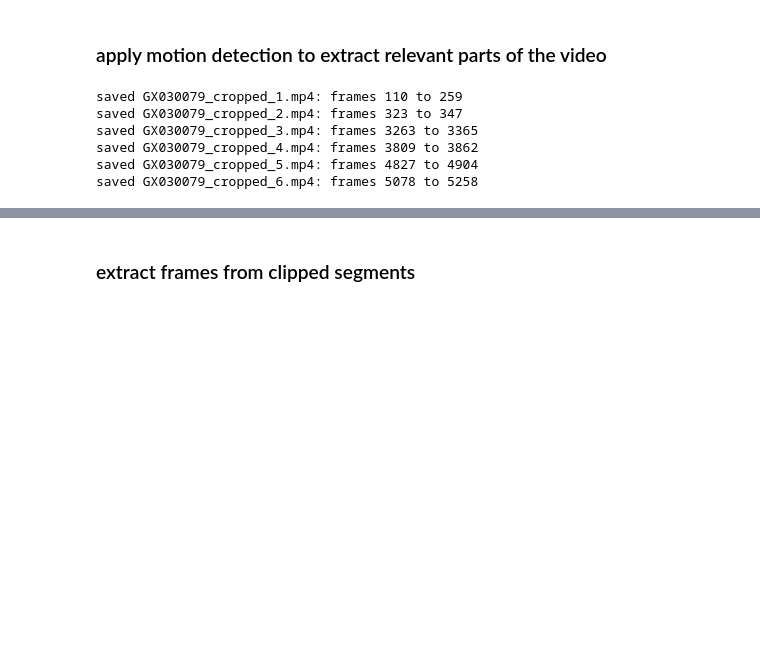
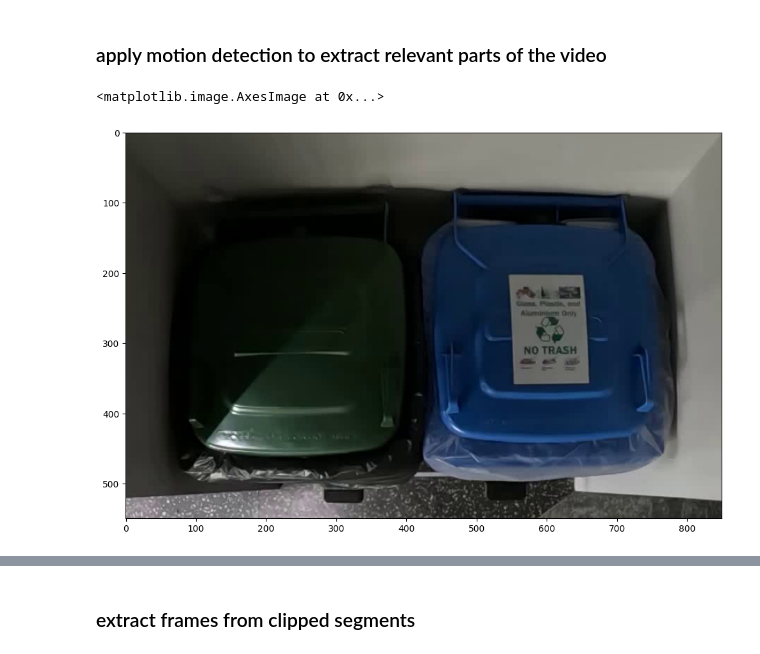
Before and after one commit to koshyan/waste-video-analytics, a Jupyter notebook: video_processing.ipynb, the cells around one changed output, grey strips where cells are left out. Saved outputs shown, nothing was run; the diff lists cells and outputs as text; code cells hidden in the pictures; blank space fills up the shorter version.

```diff
--- a/video_processing.ipynb
+++ b/video_processing.ipynb
@@ -119,19 +187,16 @@ plt.imshow(frame_rgb)
 # %% [markdown]
 ### crop video to include only bins
 # %%
-input_video = "GX030079.MP4"
-cropped_video = "GX030079_cropped.MP4"
-
 # define crop region
-x1, y1 = 500, 0   # top-left corner of the crop
-x2, y2 = 1400, 700 # bottom-right corner of the crop
+x1, y1 = 500, 50   # top-left corner of the crop
+x2, y2 = 1350, 600 # bottom-right corner of the crop
 
 cap = cv2.VideoCapture(input_video)   # open input video file
 fourcc = cv2.VideoWriter_fourcc(*"mp4v")   # video codec used for saving the output - mp4v
 fps = cap.get(cv2.CAP_PROP_FPS)   # input video fps
 
 # create video file where cropped frames will be written
-out = cv2.VideoWriter(output_video,     # output file path
+out = cv2.VideoWriter(cropped_video,     # output file path
                       fourcc,           # codec
                       fps,              # fps (to match input video)
                       (x2-x1, y2-y1))   # width & height of the cropped area
@@ -176,3 +241,16 @@ while True:
     frame_id += 1   # move to the next frame
 
 cap.release()
+# %%
+cap = cv2.VideoCapture(cropped_video)
+
+ret, frame = cap.read()
+cap.release()
+
+frame_rgb = cv2.cvtColor(frame, cv2.COLOR_BGR2RGB)   # convert bgr to rgb for display
+
+plt.figure(figsize=(12, 8))
+plt.imshow(frame_rgb)
+# %% [output]
+<matplotlib.image.AxesImage at 0x...>
+[figure, added]
@@ -179,21 +261,9 @@ cap.release()
 # %%
-motion_events = group_consec_frames(frame_indices)   # group consecutive frames into motion events
+# filter motion event sbased on line crossing
 
-base_name = "GX030079_cropped"
-
-clip_id = 1
-for event in motion_events[1:]:
+filtered_events = []
+for event in motion_events:
     start, end = event[0], event[-1]
 
-    output_path = f"{base_name}_{clip_id}.mp4"
-    save_clip(start, end, cropped_video, output_path)
-
-    print(f"saved {output_path}: frames {start} to {end}")
-    clip_id += 1
+    if contains_line_crossing(cropped_video, line_y=510, start=start, end=end):
+        filtered_events.append((start, end))
-# %% [output]
-saved GX030079_cropped_1.mp4: frames 110 to 259
-saved GX030079_cropped_2.mp4: frames 323 to 347
-saved GX030079_cropped_3.mp4: frames 3263 to 3365
-saved GX030079_cropped_4.mp4: frames 3809 to 3862
-saved GX030079_cropped_5.mp4: frames 4827 to 4904
-saved GX030079_cropped_6.mp4: frames 5078 to 5258
```
Also changed, not shown: parts of 8 cells of this notebook.
